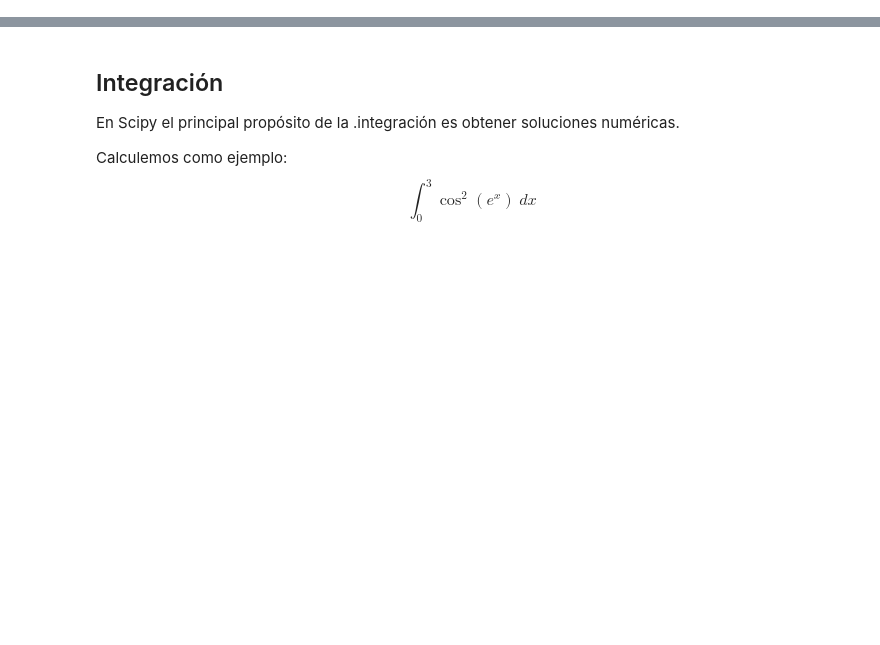
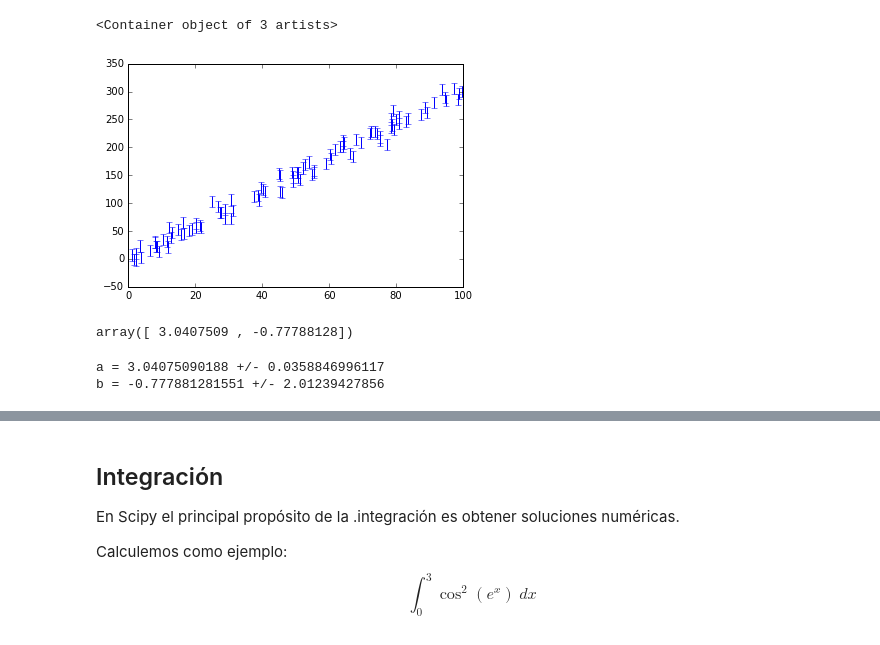
Before and after one commit to geckolml/M-L, a Jupyter notebook: numpy-scipy/Notas-scipy.ipynb, the cells around one changed output, grey strips where cells are left out. Drawn from its saved outputs; the diff is of its cells as text; code cells hidden in the pictures; blank space fills up the shorter version.

```diff
--- a/numpy-scipy/Notas-scipy.ipynb
+++ b/numpy-scipy/Notas-scipy.ipynb
@@ -18,0 +129,22 @@ Características:
+# %%
+# probemos ahora asumiendo que los datos tengan una desviacion estandar
+# de +/-10
+
+import warnings
+warnings.filterwarnings("ignore", module="matplotlib")
+e = np.repeat(10., 100)
+plt.errorbar(x, y, yerr=e, fmt=None)
+# %% [output]
+<Container object of 3 artists>
+[figure, added]
+# %%
+param, pcov = curve_fit(linea, x, y, sigma=e)
+param
+# %% [output]
+array([ 3.0407509 , -0.77788128])
+# %%
+print ("a =", param[0], "+/-", pcov[0,0]**0.5)
+print ("b =", param[1], "+/-", pcov[1,1]**0.5)
+# %% [output]
+a = 3.04075090188 +/- 0.0358846996117
+b = -0.777881281551 +/- 2.01239427856
```
Also changed, not shown: parts of 17 cells of this notebook.
